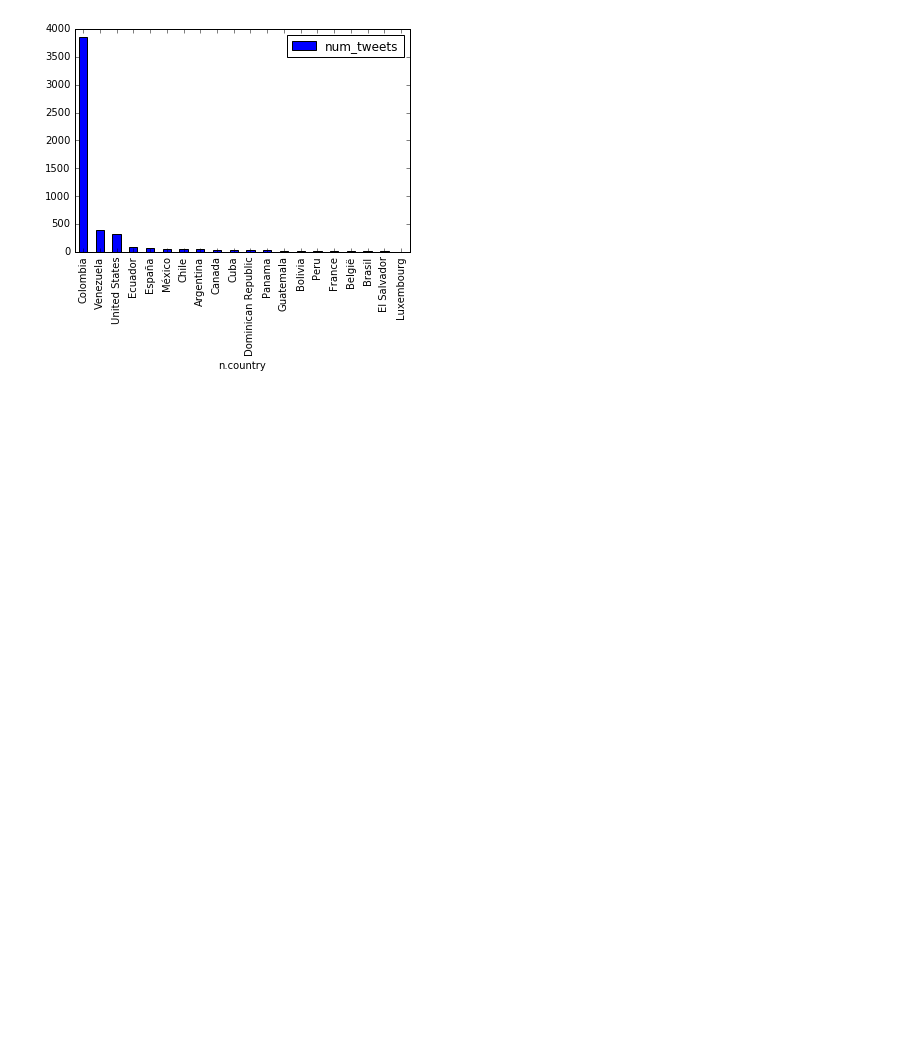
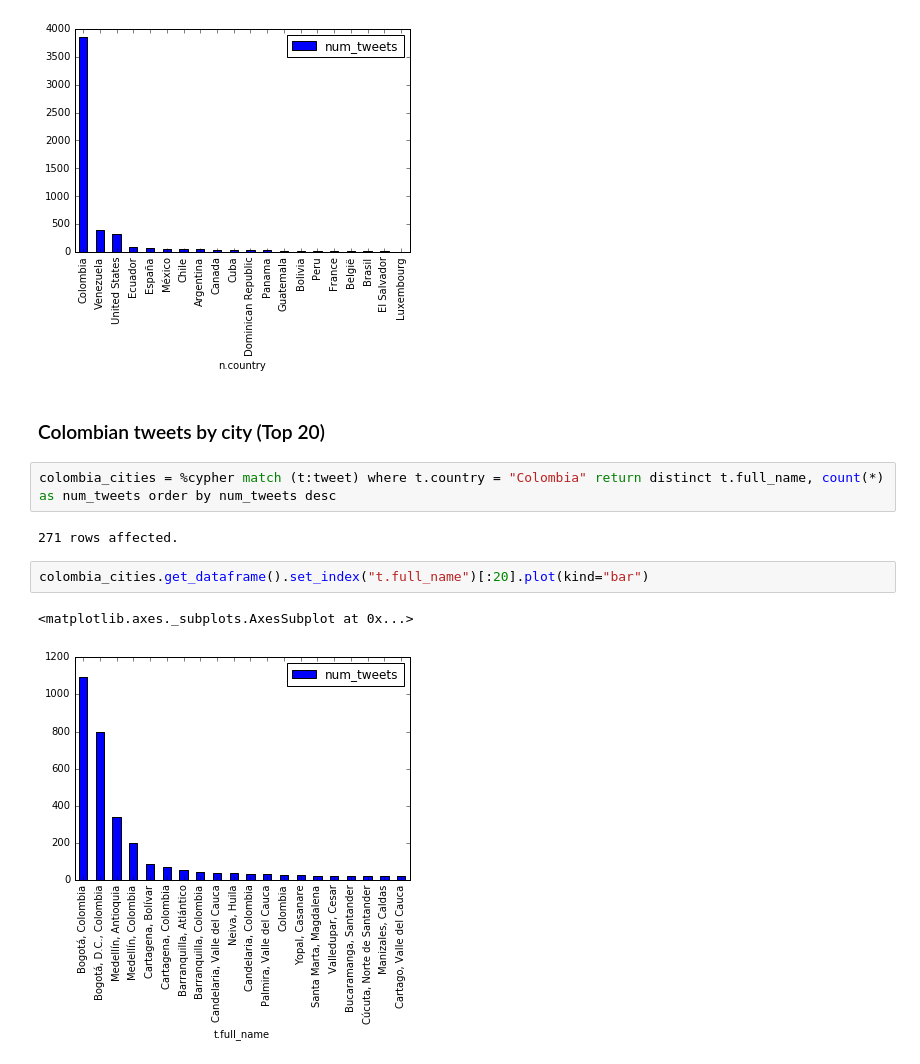
Before and after one commit to davebshow/ftweet, a Jupyter notebook: colombia_analysis/colombia_tweet_description.ipynb, the cells around one changed output. Saved outputs shown, nothing was run; the diff lists cells and outputs as text; blank space fills up the shorter version.

Commit message:
added cities bar chart

```diff
--- a/colombia_analysis/colombia_tweet_description.ipynb
+++ b/colombia_analysis/colombia_tweet_description.ipynb
@@ -126,3 +126,14 @@ countries_df.set_index("n.country")[:20].plot(kind="bar")
 # %% [output]
 <matplotlib.axes._subplots.AxesSubplot at 0x...>
 [figure]
+# %% [markdown]
+### Colombian tweets by city (Top 20)
+# %%
+colombia_cities = %cypher match (t:tweet) where t.country = "Colombia" return distinct t.full_name, count(*) as num_tweets order by num_tweets desc
+# %% [output]
+271 rows affected.
+# %%
+colombia_cities.get_dataframe().set_index("t.full_name")[:20].plot(kind="bar")
+# %% [output]
+<matplotlib.axes._subplots.AxesSubplot at 0x...>
+[figure, added]
```
